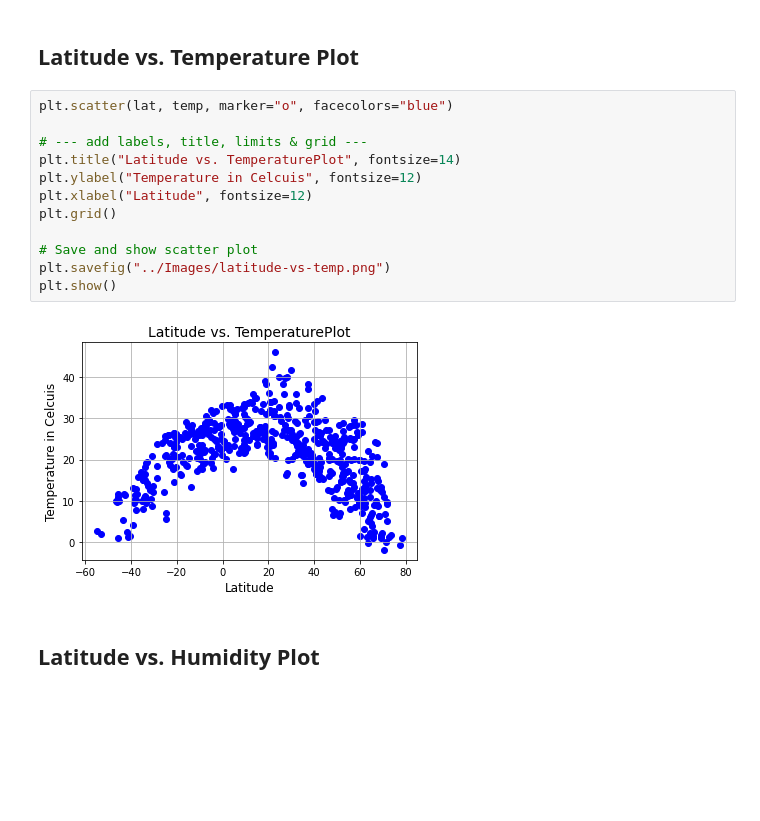
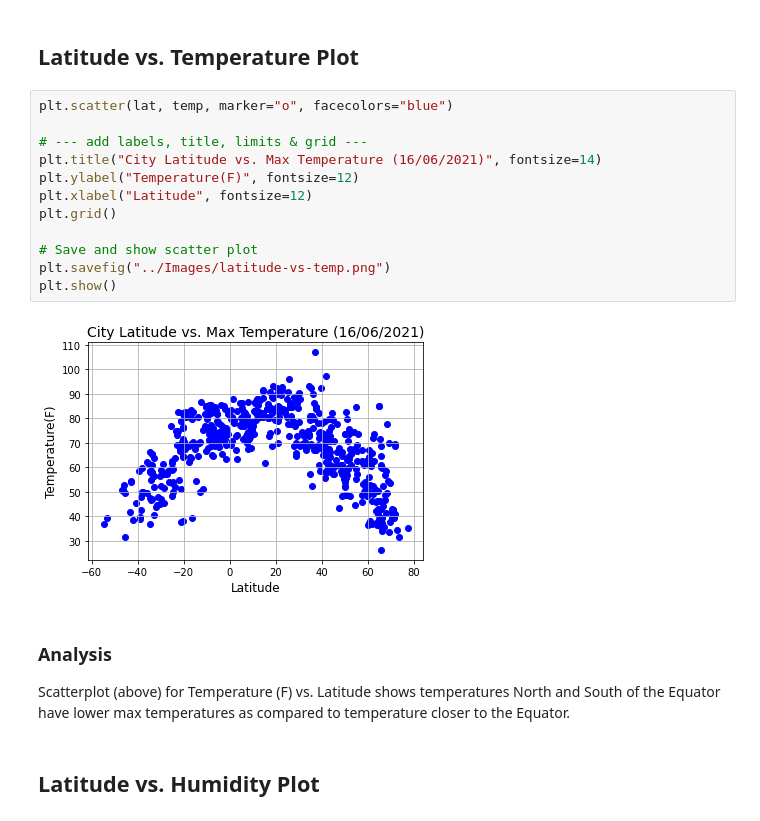
Before and after one commit to LiteshSamji/python-api, a Jupyter notebook: WeatherPy/WeatherPy.ipynb, the cells around one changed output. Saved outputs shown, nothing was run; the diff lists cells and outputs as text; blank space fills up the shorter version.

Commit message:
Adding Latitude comparison scatter plots

```diff
--- a/WeatherPy/WeatherPy.ipynb
+++ b/WeatherPy/WeatherPy.ipynb
@@ -166,17 +171,20 @@ humidity_over_100
 # %%
 plt.scatter(lat, temp, marker="o", facecolors="blue")
 
 # --- add labels, title, limits & grid ---
-plt.title("Latitude vs. TemperaturePlot", fontsize=14)
-plt.ylabel("Temperature in Celcuis", fontsize=12)
+plt.title("City Latitude vs. Max Temperature (16/06/2021)", fontsize=14)
+plt.ylabel("Temperature(F)", fontsize=12)
 plt.xlabel("Latitude", fontsize=12)
 plt.grid()
 
 # Save and show scatter plot
 plt.savefig("../Images/latitude-vs-temp.png")
 plt.show()
 # %% [output]
-[figure, old version]
+[figure, new version]
+# %% [markdown]
+### Analysis
+Scatterplot (above) for Temperature (F) vs. Latitude shows temperatures North and South of the Equator have lower max temperatures as compared to temperature closer to the Equator.
 # %% [markdown]
 ## Latitude vs. Humidity Plot
 # %%
```
Also changed, not shown: parts of 10 cells of this notebook.
